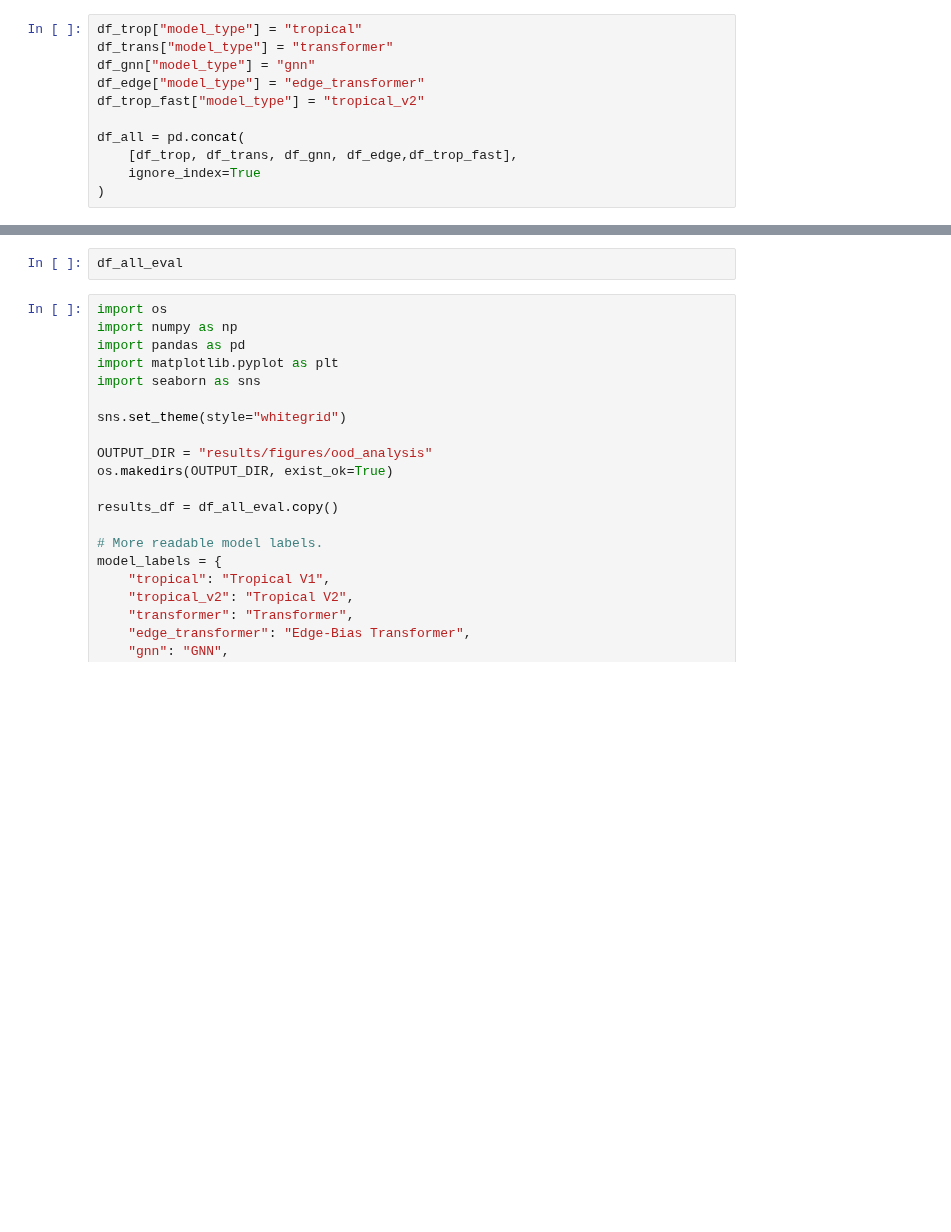
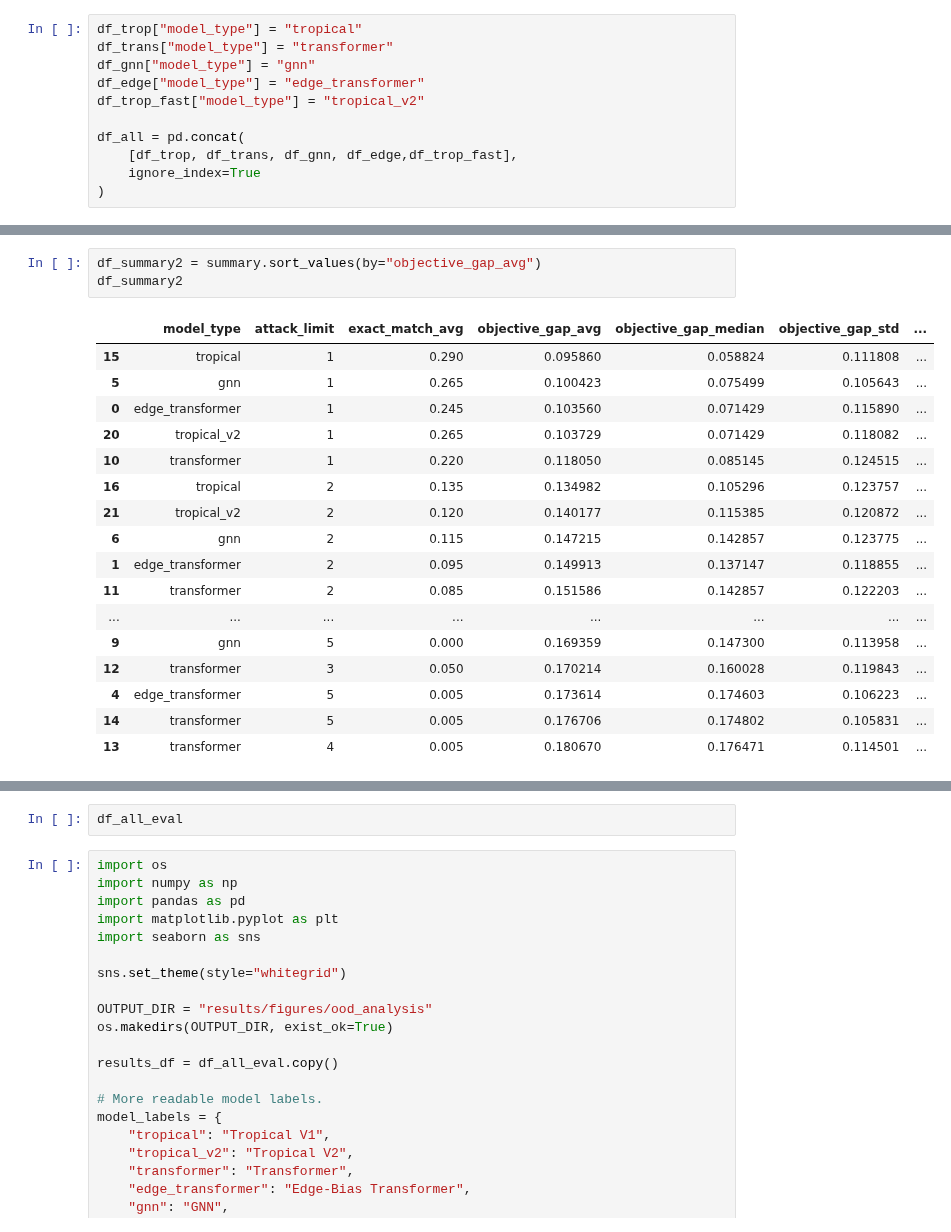
Before and after one commit to EmmaDAllen/ED-Allen-NPS-Thesis, a Jupyter notebook: results/Plotted Results.ipynb, the cells around one changed output, grey strips where cells are left out. Drawn from its saved outputs; the diff is of its cells as text; blank space fills up the shorter version.

```diff
--- a/results/Plotted Results.ipynb
+++ b/results/Plotted Results.ipynb
@@ -306,0 +308,21 @@ df_summary
+# %%
+df_summary2 = summary.sort_values(by="objective_gap_avg")
+df_summary2
+# %% [output]
+|  | model_type | attack_limit | exact_match_avg | objective_gap_avg | objective_gap_median | objective_gap_std | ... |
+| 15 | tropical | 1 | 0.290 | 0.095860 | 0.058824 | 0.111808 | ... |
+| 5 | gnn | 1 | 0.265 | 0.100423 | 0.075499 | 0.105643 | ... |
+| 0 | edge_transformer | 1 | 0.245 | 0.103560 | 0.071429 | 0.115890 | ... |
+| 20 | tropical_v2 | 1 | 0.265 | 0.103729 | 0.071429 | 0.118082 | ... |
+| 10 | transformer | 1 | 0.220 | 0.118050 | 0.085145 | 0.124515 | ... |
+| 16 | tropical | 2 | 0.135 | 0.134982 | 0.105296 | 0.123757 | ... |
+| 21 | tropical_v2 | 2 | 0.120 | 0.140177 | 0.115385 | 0.120872 | ... |
+| 6 | gnn | 2 | 0.115 | 0.147215 | 0.142857 | 0.123775 | ... |
+| 1 | edge_transformer | 2 | 0.095 | 0.149913 | 0.137147 | 0.118855 | ... |
+| 11 | transformer | 2 | 0.085 | 0.151586 | 0.142857 | 0.122203 | ... |
+| ... | ... | ... | ... | ... | ... | ... | ... |
+| 9 | gnn | 5 | 0.000 | 0.169359 | 0.147300 | 0.113958 | ... |
+| 12 | transformer | 3 | 0.050 | 0.170214 | 0.160028 | 0.119843 | ... |
+| 4 | edge_transformer | 5 | 0.005 | 0.173614 | 0.174603 | 0.106223 | ... |
+| 14 | transformer | 5 | 0.005 | 0.176706 | 0.174802 | 0.105831 | ... |
+| 13 | transformer | 4 | 0.005 | 0.180670 | 0.176471 | 0.114501 | ... |
```
Also changed, not shown: parts of 19 cells of this notebook, 1 other file.
